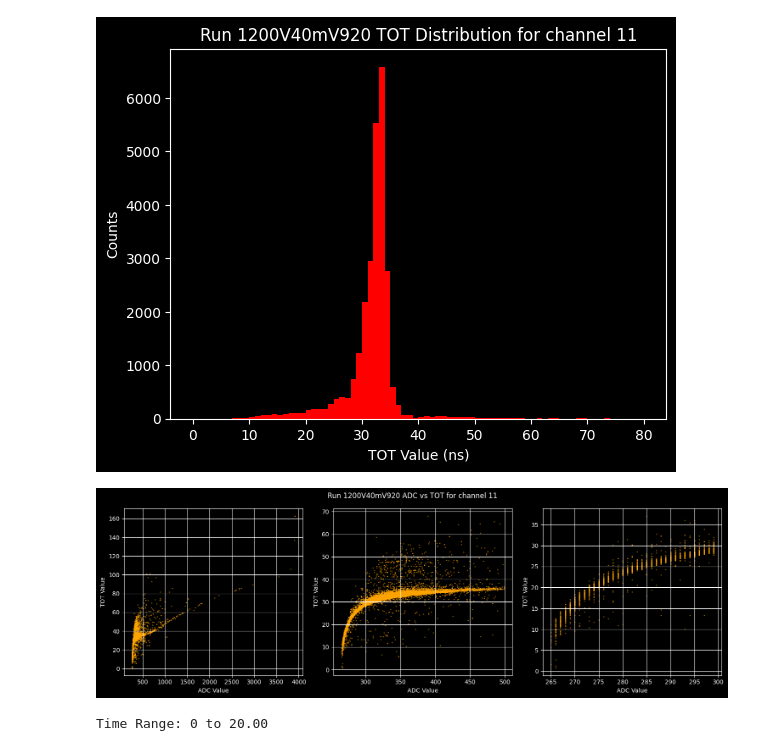
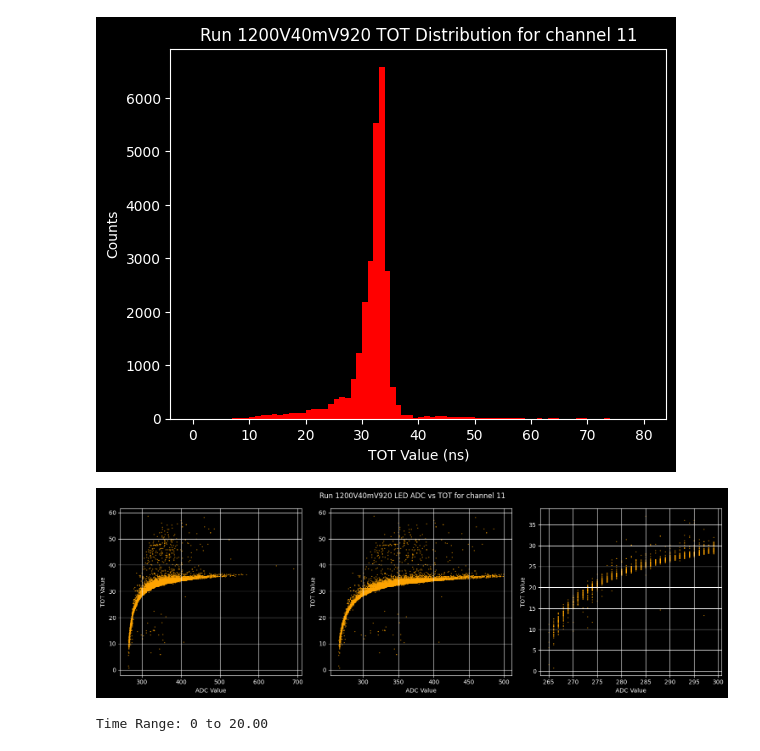
Before and after one commit to deankarlen/hk_fd2, a Jupyter notebook: timing_202603.ipynb, the cells around one changed output. Cells and saved outputs as stored; diff of their text form; code cells hidden in the pictures.

```diff
--- a/timing_202603.ipynb
+++ b/timing_202603.ipynb
@@ -165,33 +165,44 @@ plt.show()
 [figure]
 # %%
 # show a scatter plot of ADC vs TOT. Show 3 subplots. the second one showing only ADC < 500, third ADC < 300
+# optionally apply a requirement to select events consistent with an LED flashing
+apply_mask = True
 
+if apply_mask:
+    mask_led = ((data['pmt_time_modulus_zeroeds'] > -5) & (data['pmt_time_modulus_zeroeds'] < 5))  # (within 20 ns of expected time)
+else:
+    mask_led = d['pmt_time_modulus_zeroeds'] != None  # all events
 
 fig, ax = plt.subplots(1,3,figsize=(15, 5))
 
-ax[0].scatter(data['adcs'], data['tots'], s=1, alpha=0.5, color='orange')
+ax[0].scatter(data['adcs'][mask_led], data['tots'][mask_led], s=1, alpha=0.5, color='orange')
 ax[0].set_xlabel('ADC Value')
 ax[0].set_ylabel('TOT Value')
 ax[0].grid(True)
 
-mask_adc = data['adcs'] < 500.
-ax[1].scatter(data['adcs'][mask_adc], data['tots'][mask_adc], s=1, alpha=0.5, color='orange')
+mask_adc = data['adcs'][mask_led] < 500.
+ax[1].scatter(data['adcs'][mask_led][mask_adc], data['tots'][mask_led][mask_adc], s=1, alpha=0.5, color='orange')
 ax[1].set_xlabel('ADC Value')
 ax[1].set_ylabel('TOT Value')
 ax[1].grid(True)
 
-mask_adc = data['adcs'] < 300.
-ax[2].scatter(data['adcs'][mask_adc], data['tots'][mask_adc], s=1, alpha=0.5, color='orange')
+mask_adc = data['adcs'][mask_led] < 300.
+ax[2].scatter(data['adcs'][mask_led][mask_adc], data['tots'][mask_led][mask_adc], s=1, alpha=0.5, color='orange')
 ax[2].set_xlabel('ADC Value')
 ax[2].set_ylabel('TOT Value')
 ax[2].grid(True)
 
-plt.suptitle(f'Run {run_name} ADC vs TOT for channel {channel}')
+if apply_mask:
+    plt.suptitle(f'Run {run_name} LED ADC vs TOT for channel {channel}')
+    extra='_LED'
+else:
+    plt.suptitle(f'Run {run_name} ADC vs TOT for channel {channel}')
+    extra=''
 plt.tight_layout()
-plt.savefig(f'I:/fd2_analyses/adc_vs_tot_run{run_name}_chan{channel:02d}.png')
+plt.savefig(f'I:/fd2_analyses/adc_vs_tot_run{run_name}_chan{channel:02d}{extra}.png')
 plt.show()
 # %% [output]
-[figure, old version]
+[figure, new version]
 # %%
 run_name='1150V40mV898'
 channel = 11
```
Also changed, not shown: parts of 7 cells of this notebook.
